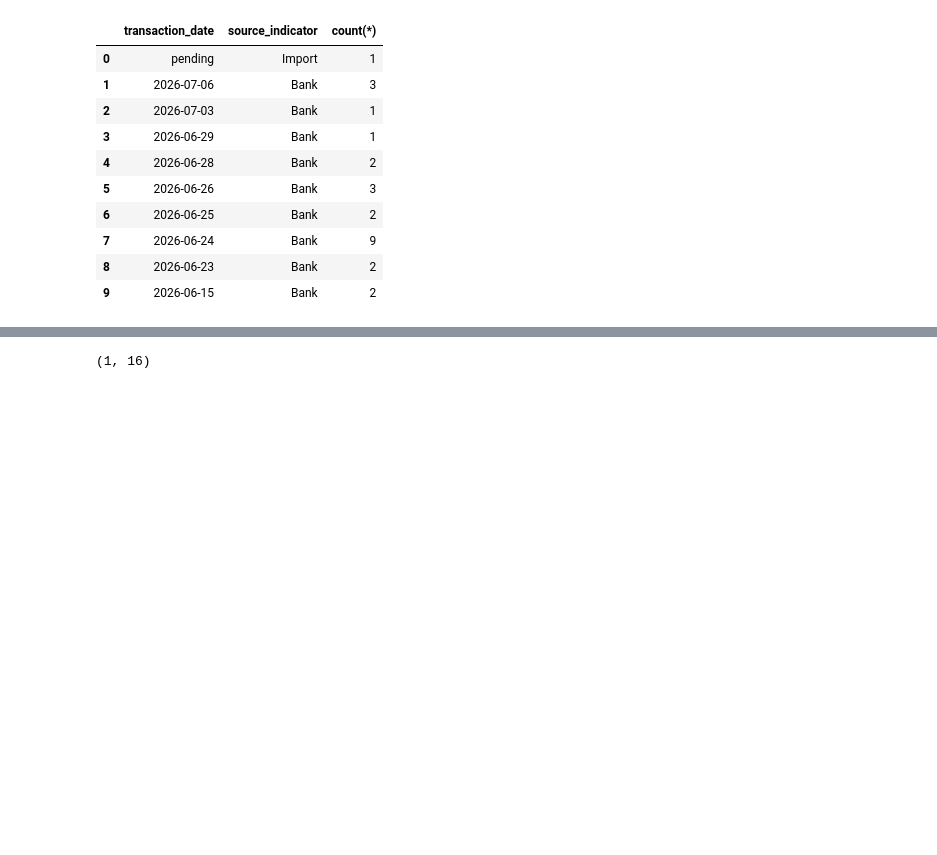
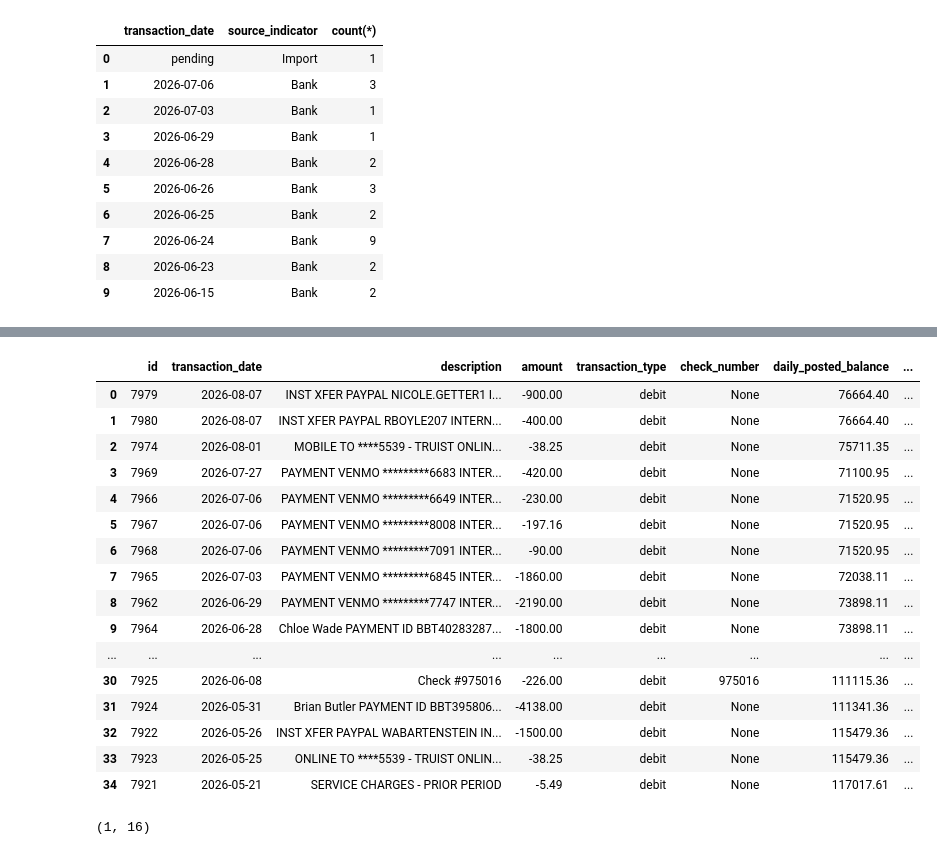
Before and after one commit to tmw4d/accounting_app, a Jupyter notebook: Data Exploration.ipynb, the cells around one changed output, grey strips where cells are left out. Drawn from its saved outputs; the diff is of its cells as text; code cells hidden in the pictures; blank space fills up the shorter version.

```diff
--- a/Data Exploration.ipynb
+++ b/Data Exploration.ipynb
@@ -67,3 +99,30 @@ script
+# %%
+
+# Fetch example script from site
+script = pd.read_sql("""
+            SELECT * FROM ledger where is_deleted = 0
+            and fiscal_year_id = 10
+            order by transaction_date DESC, amount ASC limit 35
+        """, conn)
+script
+# %% [output]
+|  | id | transaction_date | description | amount | transaction_type | check_number | daily_posted_balance | ... |
+| 0 | 7979 | 2026-08-07 | INST XFER PAYPAL NICOLE.GETTER1 I... | -900.00 | debit | None | 76664.40 | ... |
+| 1 | 7980 | 2026-08-07 | INST XFER PAYPAL RBOYLE207 INTERN... | -400.00 | debit | None | 76664.40 | ... |
+| 2 | 7974 | 2026-08-01 | MOBILE TO ****5539 - TRUIST ONLIN... | -38.25 | debit | None | 75711.35 | ... |
+| 3 | 7969 | 2026-07-27 | PAYMENT VENMO *********6683 INTER... | -420.00 | debit | None | 71100.95 | ... |
+| 4 | 7966 | 2026-07-06 | PAYMENT VENMO *********6649 INTER... | -230.00 | debit | None | 71520.95 | ... |
+| 5 | 7967 | 2026-07-06 | PAYMENT VENMO *********8008 INTER... | -197.16 | debit | None | 71520.95 | ... |
+| 6 | 7968 | 2026-07-06 | PAYMENT VENMO *********7091 INTER... | -90.00 | debit | None | 71520.95 | ... |
+| 7 | 7965 | 2026-07-03 | PAYMENT VENMO *********6845 INTER... | -1860.00 | debit | None | 72038.11 | ... |
+| 8 | 7962 | 2026-06-29 | PAYMENT VENMO *********7747 INTER... | -2190.00 | debit | None | 73898.11 | ... |
+| 9 | 7964 | 2026-06-28 | Chloe Wade PAYMENT ID BBT40283287... | -1800.00 | debit | None | 73898.11 | ... |
+| ... | ... | ... | ... | ... | ... | ... | ... | ... |
+| 30 | 7925 | 2026-06-08 | Check #975016 | -226.00 | debit | 975016 | 111115.36 | ... |
+| 31 | 7924 | 2026-05-31 | Brian Butler PAYMENT ID BBT395806... | -4138.00 | debit | None | 111341.36 | ... |
+| 32 | 7922 | 2026-05-26 | INST XFER PAYPAL WABARTENSTEIN IN... | -1500.00 | debit | None | 115479.36 | ... |
+| 33 | 7923 | 2026-05-25 | ONLINE TO ****5539 - TRUIST ONLIN... | -38.25 | debit | None | 115479.36 | ... |
+| 34 | 7921 | 2026-05-21 | SERVICE CHARGES - PRIOR PERIOD | -5.49 | debit | None | 117017.61 | ... |
 # %%
 # %% [output]
 (1, 16)
```
Also changed, not shown: parts of 6 cells of this notebook, 3 other files.
